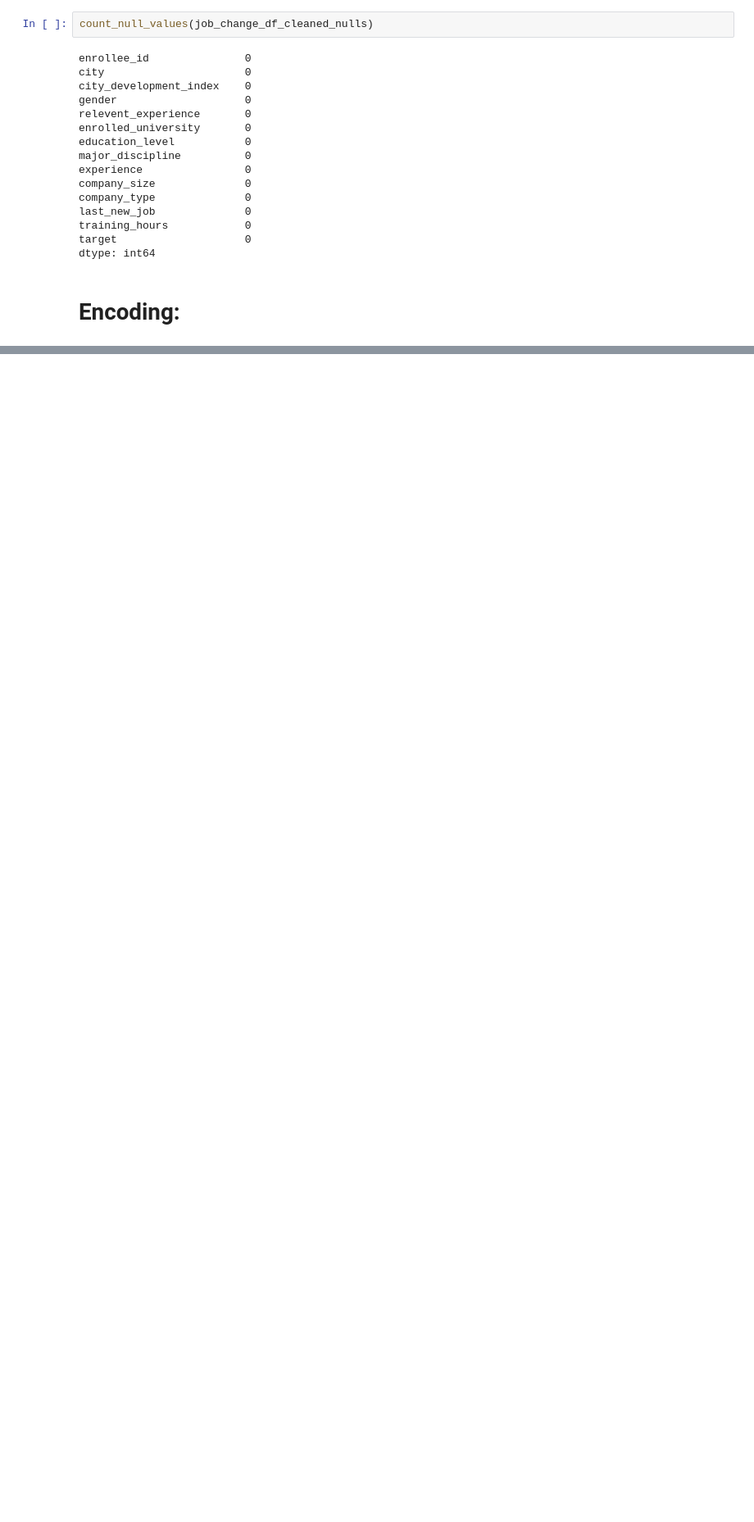
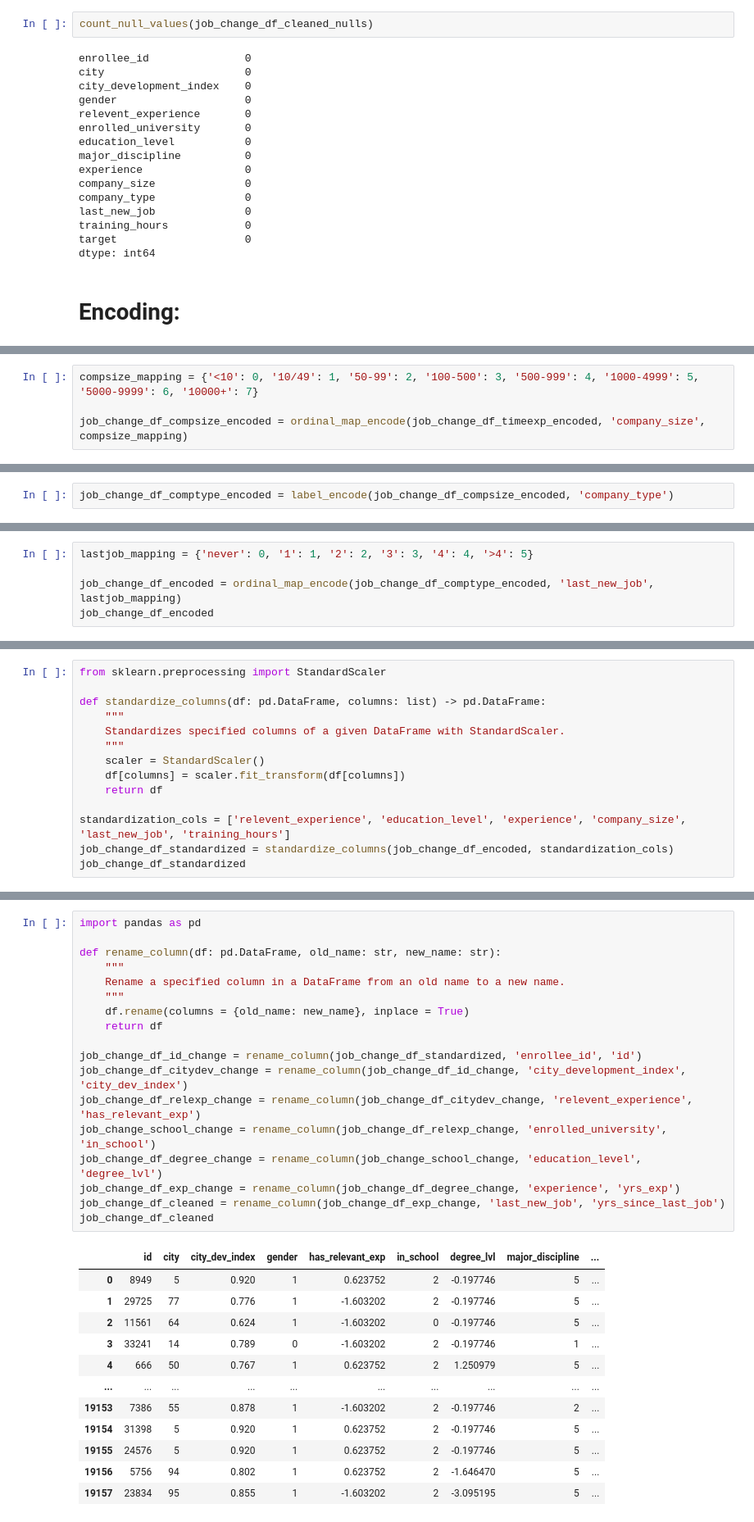
Before and after one commit to Co2Lo/Connor_CSCI_1070, a Jupyter notebook: Final/final_preprocessing.ipynb, the cells around one changed output, grey strips where cells are left out. Shown at 82% size. Saved outputs shown, nothing was run; the diff lists cells and outputs as text; blank space fills up the shorter version.

```diff
--- a/Final/final_preprocessing.ipynb
+++ b/Final/final_preprocessing.ipynb
@@ -255,0 +304,4 @@ training_hours = (already done NOT normalized)
+# %%
+compsize_mapping = {'<10': 0, '10/49': 1, '50-99': 2, '100-500': 3, '500-999': 4, '1000-4999': 5, '5000-9999': 6, '10000+': 7}
+
+job_change_df_compsize_encoded = ordinal_map_encode(job_change_df_timeexp_encoded, 'company_size', compsize_mapping)
@@ -255,0 +310,2 @@ training_hours = (already done NOT normalized)
+# %%
+job_change_df_comptype_encoded = label_encode(job_change_df_compsize_encoded, 'company_type')
@@ -255,0 +314,5 @@ training_hours = (already done NOT normalized)
+# %%
+lastjob_mapping = {'never': 0, '1': 1, '2': 2, '3': 3, '4': 4, '>4': 5}
+
+job_change_df_encoded = ordinal_map_encode(job_change_df_comptype_encoded, 'last_new_job', lastjob_mapping)
+job_change_df_encoded
@@ -255,0 +343,14 @@ training_hours = (already done NOT normalized)
+# %%
+from sklearn.preprocessing import StandardScaler
+
+def standardize_columns(df: pd.DataFrame, columns: list) -> pd.DataFrame:
+    """
+    Standardizes specified columns of a given DataFrame with StandardScaler.
+    """
+    scaler = StandardScaler()
+    df[columns] = scaler.fit_transform(df[columns])
+    return df
+
+standardization_cols = ['relevent_experience', 'education_level', 'experience', 'company_size', 'last_new_job', 'training_hours']
+job_change_df_standardized = standardize_columns(job_change_df_encoded, standardization_cols)
+job_change_df_standardized
@@ -255,0 +375,31 @@ training_hours = (already done NOT normalized)
+# %%
+import pandas as pd
+
+def rename_column(df: pd.DataFrame, old_name: str, new_name: str):
+    """
+    Rename a specified column in a DataFrame from an old name to a new name.
+    """
+    df.rename(columns = {old_name: new_name}, inplace = True)
+    return df
+
+job_change_df_id_change = rename_column(job_change_df_standardized, 'enrollee_id', 'id')
+job_change_df_citydev_change = rename_column(job_change_df_id_change, 'city_development_index', 'city_dev_index')
+job_change_df_relexp_change = rename_column(job_change_df_citydev_change, 'relevent_experience', 'has_relevant_exp')
+job_change_school_change = rename_column(job_change_df_relexp_change, 'enrolled_university', 'in_school')
+job_change_df_degree_change = rename_column(job_change_school_change, 'education_level', 'degree_lvl')
+job_change_df_exp_change = rename_column(job_change_df_degree_change, 'experience', 'yrs_exp')
+job_change_df_cleaned = rename_column(job_change_df_exp_change, 'last_new_job', 'yrs_since_last_job')
+job_change_df_cleaned
+# %% [output]
+|  | id | city | city_dev_index | gender | has_relevant_exp | in_school | degree_lvl | major_discipline | ... |
+| 0 | 8949 | 5 | 0.920 | 1 | 0.623752 | 2 | -0.197746 | 5 | ... |
+| 1 | 29725 | 77 | 0.776 | 1 | -1.603202 | 2 | -0.197746 | 5 | ... |
+| 2 | 11561 | 64 | 0.624 | 1 | -1.603202 | 0 | -0.197746 | 5 | ... |
+| 3 | 33241 | 14 | 0.789 | 0 | -1.603202 | 2 | -0.197746 | 1 | ... |
+| 4 | 666 | 50 | 0.767 | 1 | 0.623752 | 2 | 1.250979 | 5 | ... |
+| ... | ... | ... | ... | ... | ... | ... | ... | ... | ... |
+| 19153 | 7386 | 55 | 0.878 | 1 | -1.603202 | 2 | -0.197746 | 2 | ... |
+| 19154 | 31398 | 5 | 0.920 | 1 | 0.623752 | 2 | -0.197746 | 5 | ... |
+| 19155 | 24576 | 5 | 0.920 | 1 | 0.623752 | 2 | -0.197746 | 5 | ... |
+| 19156 | 5756 | 94 | 0.802 | 1 | 0.623752 | 2 | -1.646470 | 5 | ... |
+| 19157 | 23834 | 95 | 0.855 | 1 | -1.603202 | 2 | -3.095195 | 5 | ... |
```
Also changed, not shown: parts of 42 cells of this notebook.
